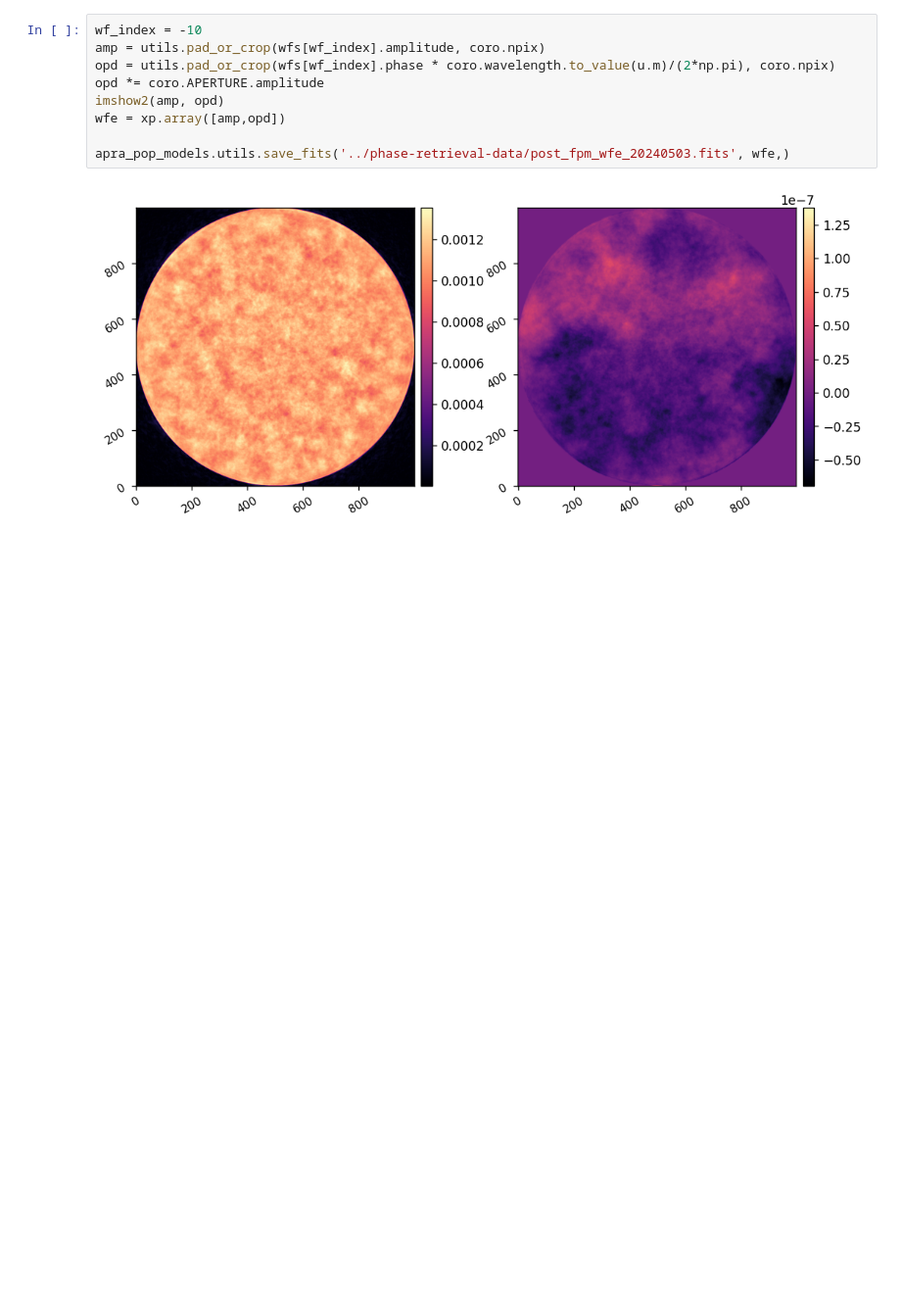
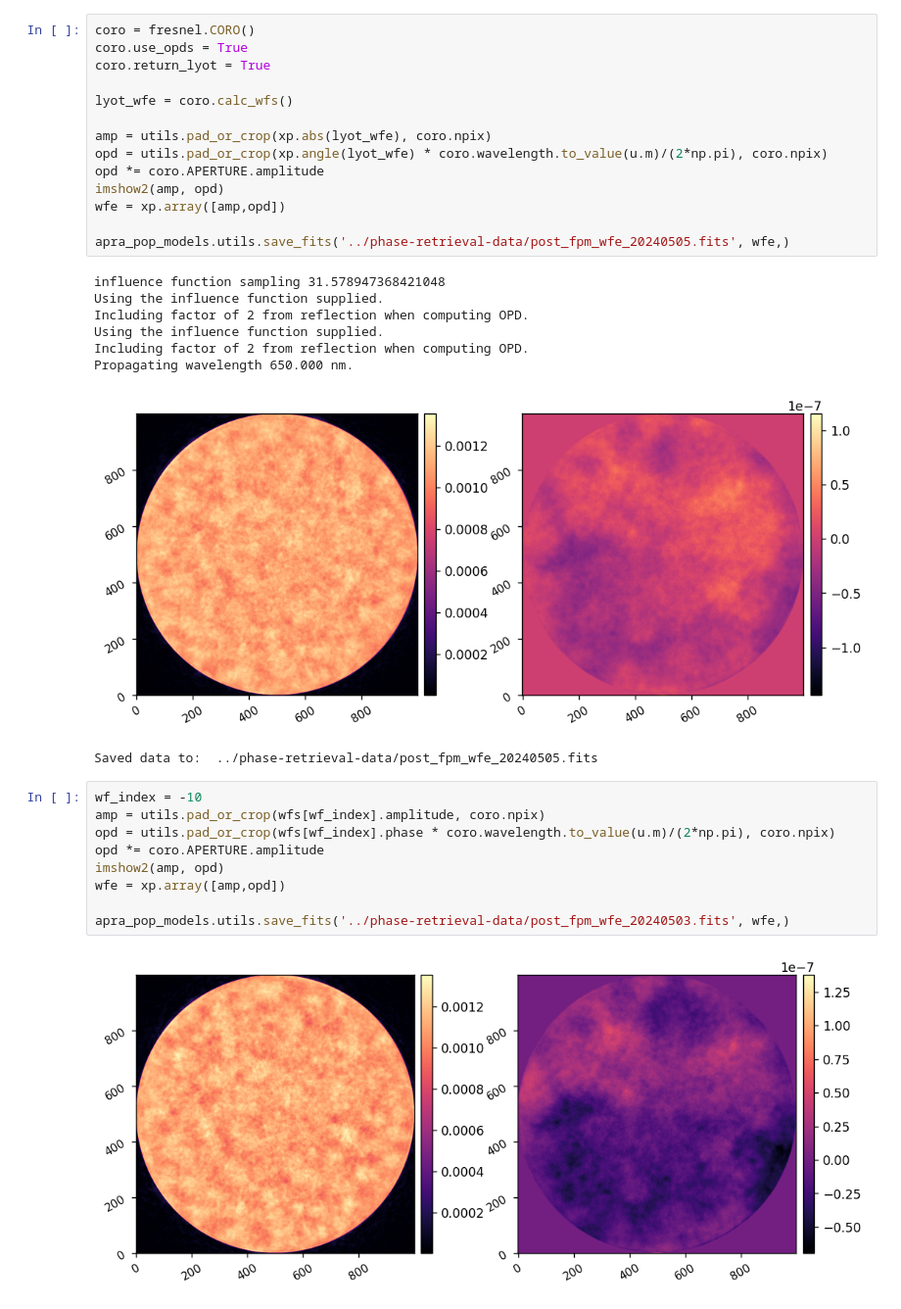
Before and after one commit to kian1377/apra-howfsc-models, a Jupyter notebook: notebooks/test_poppy_fresnel_2dm.ipynb, the cells around one changed output. Shown at 98% size. Cells and saved outputs as stored; diff of their text form; blank space fills up the shorter version.

```diff
--- a/notebooks/test_poppy_fresnel_2dm.ipynb
+++ b/notebooks/test_poppy_fresnel_2dm.ipynb
@@ -93,3 +91,26 @@ PSF calculated in 0.339s
+# %%
+coro = fresnel.CORO()
+coro.use_opds = True
+coro.return_lyot = True
+
+lyot_wfe = coro.calc_wfs()
+
+amp = utils.pad_or_crop(xp.abs(lyot_wfe), coro.npix)
+opd = utils.pad_or_crop(xp.angle(lyot_wfe) * coro.wavelength.to_value(u.m)/(2*np.pi), coro.npix)
+opd *= coro.APERTURE.amplitude
+imshow2(amp, opd)
+wfe = xp.array([amp,opd])
+
+apra_pop_models.utils.save_fits('../phase-retrieval-data/post_fpm_wfe_20240505.fits', wfe,)
+# %% [output]
+influence function sampling 31.578947368421048
+Using the influence function supplied.
+Including factor of 2 from reflection when computing OPD.
+Using the influence function supplied.
+Including factor of 2 from reflection when computing OPD.
+Propagating wavelength 650.000 nm.
+[figure, added]
+Saved data to:  ../phase-retrieval-data/post_fpm_wfe_20240505.fits
 # %%
 wf_index = -10
 amp = utils.pad_or_crop(wfs[wf_index].amplitude, coro.npix)
```
Also changed, not shown: parts of 2 cells of this notebook, 5 other files.
